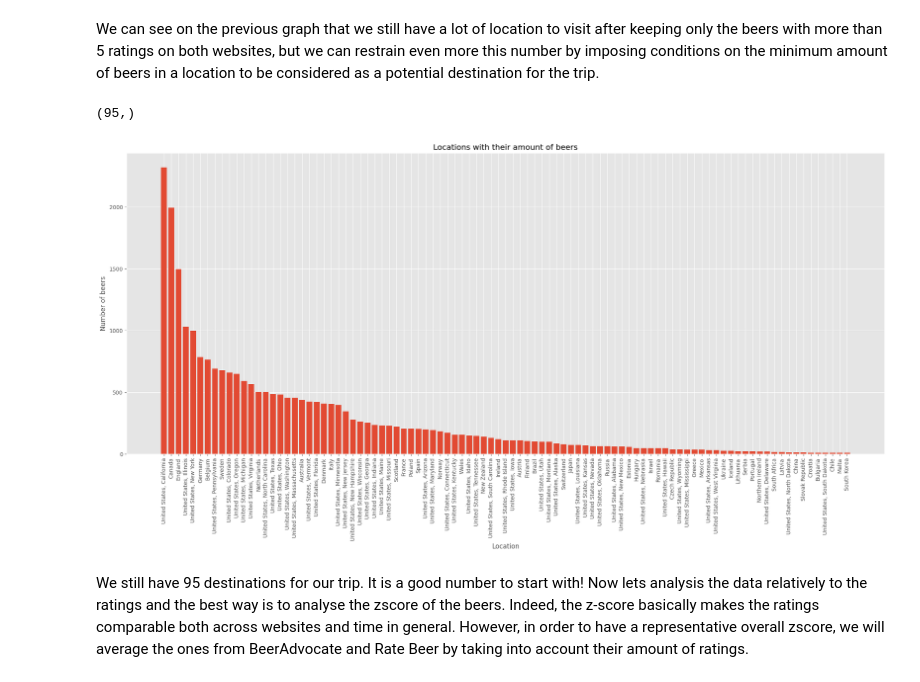
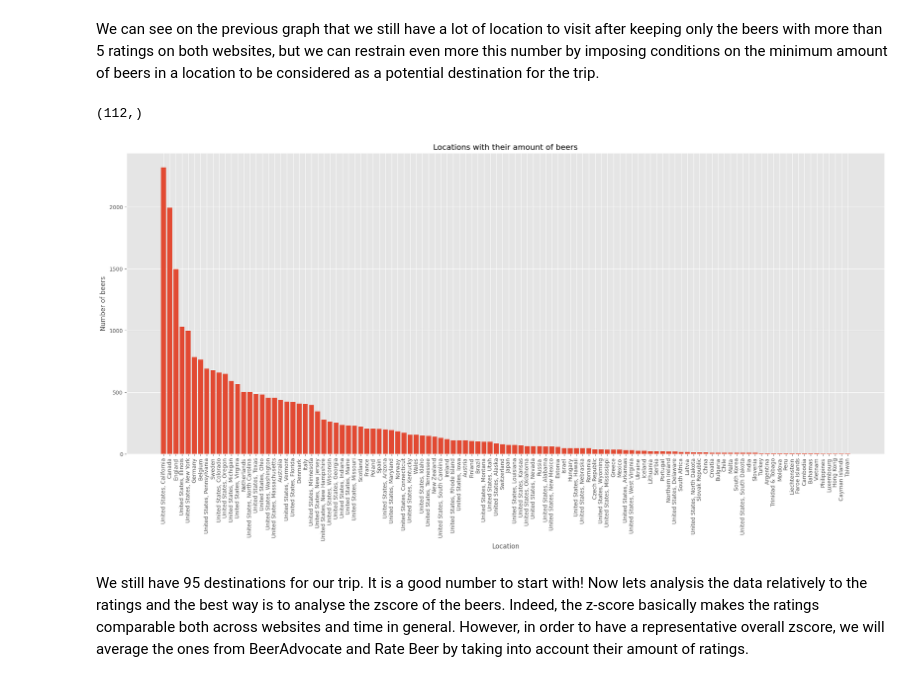
Before and after one commit to epfl-ada/ada-2023-project-adalcoholics86, a Jupyter notebook: milestoneP2.ipynb, the cells around one changed output. Cells and saved outputs as stored; diff of their text form; code cells hidden in the pictures.

```diff
--- a/milestoneP2.ipynb
+++ b/milestoneP2.ipynb
@@ -912,27 +829,27 @@ We can see on the previous graph that we still have a lot of location to visit a
 # %%
 #Drop the beers with no zscore in either sites
 df_beer_breweries_clean_5_plus = df_beer_breweries_clean_5_plus.drop(df_beer_breweries_clean_5_plus[(df_beer_breweries_clean_5_plus['zscore'].isna()) | (df_beer_breweries_clean_5_plus['zscore.1'].isna())].index)
 
-#Drop the location with less than 10 different beers (to do a beer trip, we need to have different beer to drink!)
-df_beer_breweries_flt = df_beer_breweries_clean_5_plus.groupby('location').filter(lambda x: len(x) >= 10)
+#Drop the location with less than 5 different beers (to do a beer trip, we need to have different beer to drink!)
+df_beer_breweries_flt = df_beer_breweries_clean_5_plus.groupby('location').filter(lambda x: len(x) >= 5)
 
 #Plot the location with more than 5 beers produced and with at least 5 ratings on each sites
 df_beer_breweries_flt_4plot = df_beer_breweries_flt.groupby('location').beer_name.count()
 print(df_beer_breweries_flt_4plot.shape)
 
 index = df_beer_breweries_flt_4plot.sort_values(ascending=False).index
 beers = df_beer_breweries_flt_4plot.sort_values(ascending=False)
 
 plt.figure(figsize=(25,10))
 plt.bar(index, beers)
 plt.title('Locations with their amount of beers')
 plt.xlabel('Location')
 plt.ylabel('Number of beers')
 plt.xticks(rotation=90)
 plt.show()
 # %% [output]
-(95,)
+(112,)
-[figure, old version]
+[figure, new version]
 # %% [markdown]
 We still have 95 destinations for our trip. It is a good number to start with! Now lets analysis the data relatively to the ratings and the best way is to analyse the zscore of the beers. Indeed, the z-score basically makes the ratings comparable both across websites and time in general. However, in order to have a representative overall zscore, we will average the ones from BeerAdvocate and Rate Beer by taking into account their amount of ratings.
 # %%
```
Also changed, not shown: parts of 16 cells of this notebook.
